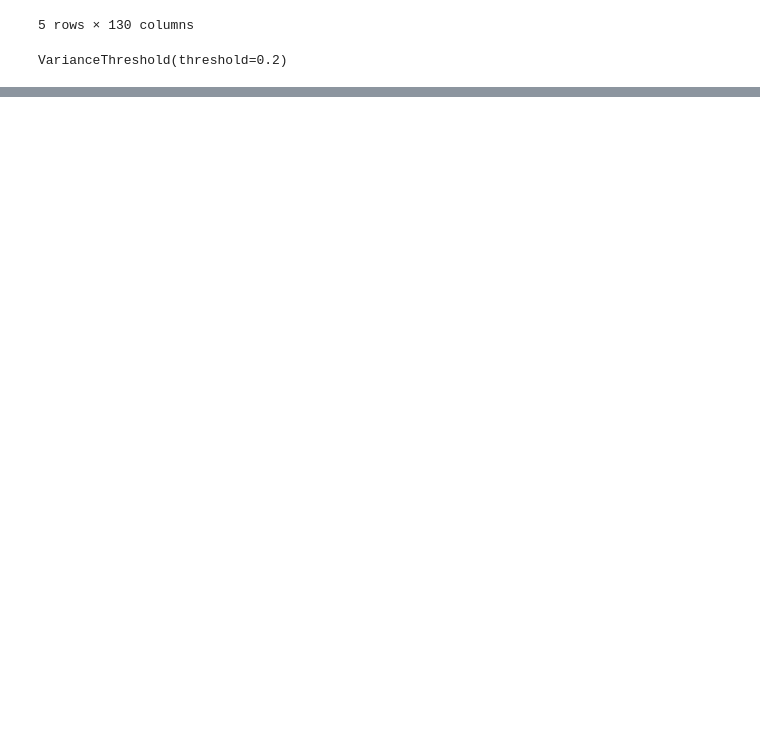
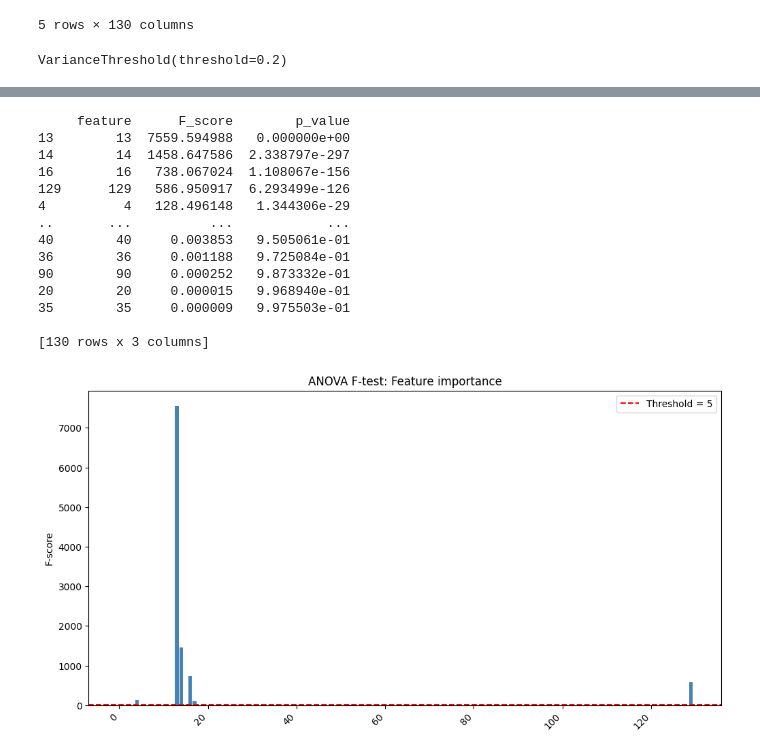
Before and after one commit to Michzru/Critical-oxygen-saturation-estimation, a Jupyter notebook: phase_2.ipynb, the cells around one changed output, grey strips where cells are left out. Saved outputs shown, nothing was run; the diff lists cells and outputs as text; code cells hidden in the pictures; blank space fills up the shorter version.

```diff
--- a/phase_2.ipynb
+++ b/phase_2.ipynb
@@ -425,0 +447,39 @@ plt.show()
+# %%
+F_values, p_values = f_classif(df_processed, y_train)
+anova_df = pd.DataFrame({
+    'feature': df_processed.columns,
+    'F_score': F_values,
+    'p_value': p_values
+}).sort_values(by='F_score', ascending=False)
+
+print(anova_df)
+
+# Threshold pre vizualizáciu (napr. F_score > 5 ako orientačné)
+threshold = 5
+colors = ['steelblue' if f > threshold else 'gray' for f in anova_df['F_score']]
+
+# Vykreslenie
+plt.figure(figsize=(12,6))
+plt.bar(anova_df['feature'], anova_df['F_score'], color=colors)
+plt.axhline(y=threshold, color='red', linestyle='--', label=f'Threshold = {threshold}')
+plt.xticks(rotation=45, ha='right')
+plt.ylabel('F-score')
+plt.title('ANOVA F-test: Feature importance')
+plt.legend()
+plt.show()
+# %% [output]
+     feature      F_score        p_value
+13        13  7559.594988   0.000000e+00
+14        14  1458.647586  2.338797e-297
+16        16   738.067024  1.108067e-156
+129      129   586.950917  6.293499e-126
+4          4   128.496148   1.344306e-29
+..       ...          ...            ...
+40        40     0.003853   9.505061e-01
+36        36     0.001188   9.725084e-01
+90        90     0.000252   9.873332e-01
+20        20     0.000015   9.968940e-01
+35        35     0.000009   9.975503e-01
+
+[130 rows x 3 columns]
+[figure, added]
```
Also changed, not shown: parts of 6 cells of this notebook.
